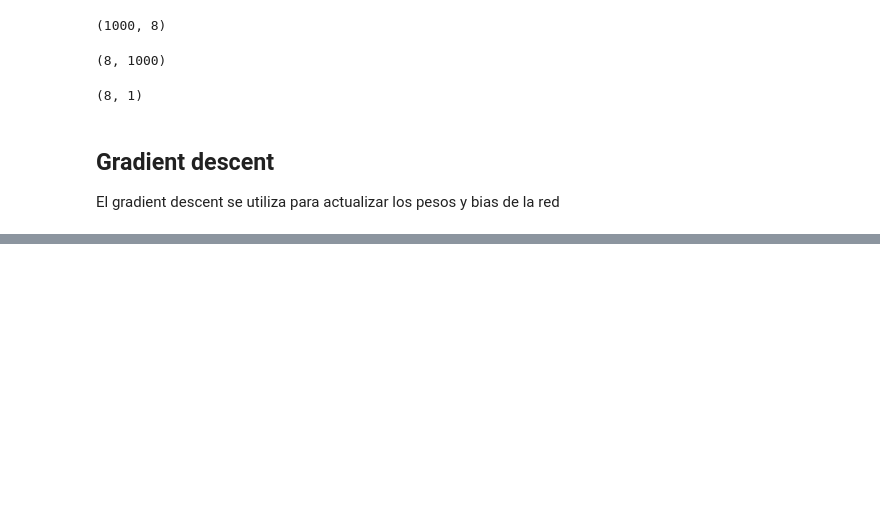
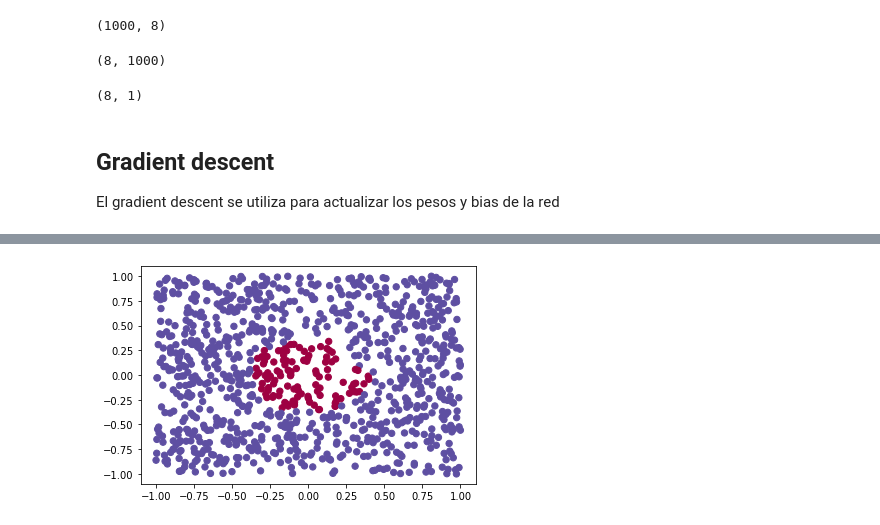
Before and after one commit to LuisReyes98/platzi-fundamentos-neural-network-keras, a Jupyter notebook: 4-mi_primera_red_con_numpy.ipynb, the cells around one changed output, grey strips where cells are left out. Cells and saved outputs as stored; diff of their text form; code cells hidden in the pictures; blank space fills up the shorter version.

```diff
--- a/4-mi_primera_red_con_numpy.ipynb
+++ b/4-mi_primera_red_con_numpy.ipynb
@@ -298,0 +401,22 @@ def train(x_data, lr, params, training=True):
+# %%
+def paint_with_params(c_params):
+  # genera datos con la misma distribucion
+  data_test = (np.random.rand(1000, 2) * 2) - 1
+  # predice el valor en base al entrenado
+  y = train(data_test, 0.0001, c_params, training=False)
+
+  # lo divide en 0 y 1 para la clasificación que deberian tener
+  y = np.where(y >= 0.5, 1, 0)
+  #y
+
+  plt.scatter(
+      data_test[:, 0],
+      data_test[:, 1],
+      c=y[:, 0],
+      s=40,
+      cmap=plt.cm.Spectral
+  )
+# %%
+paint_with_params(params)
+# %% [output]
+[figure, added]
```
Also changed, not shown: parts of 24 cells of this notebook, 7 other files.
